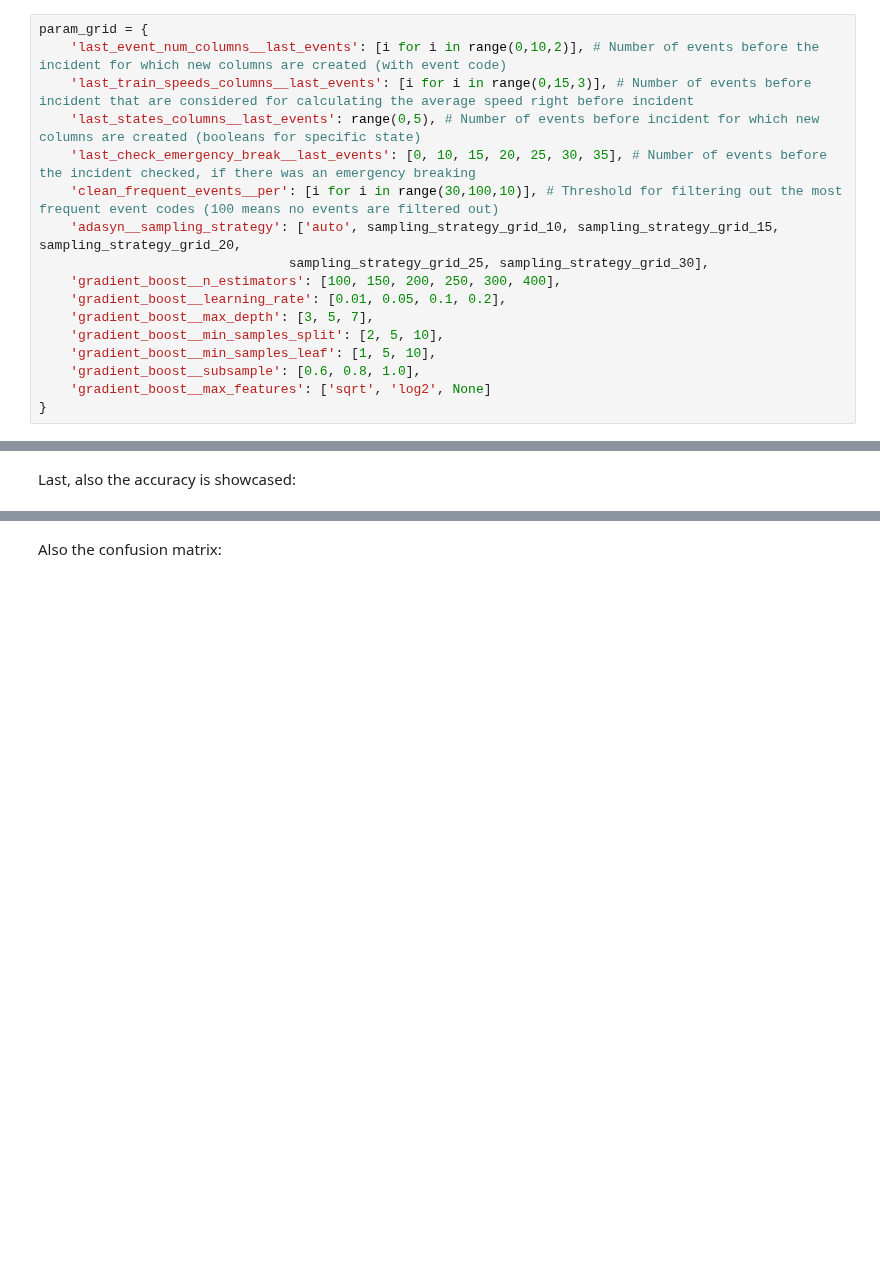
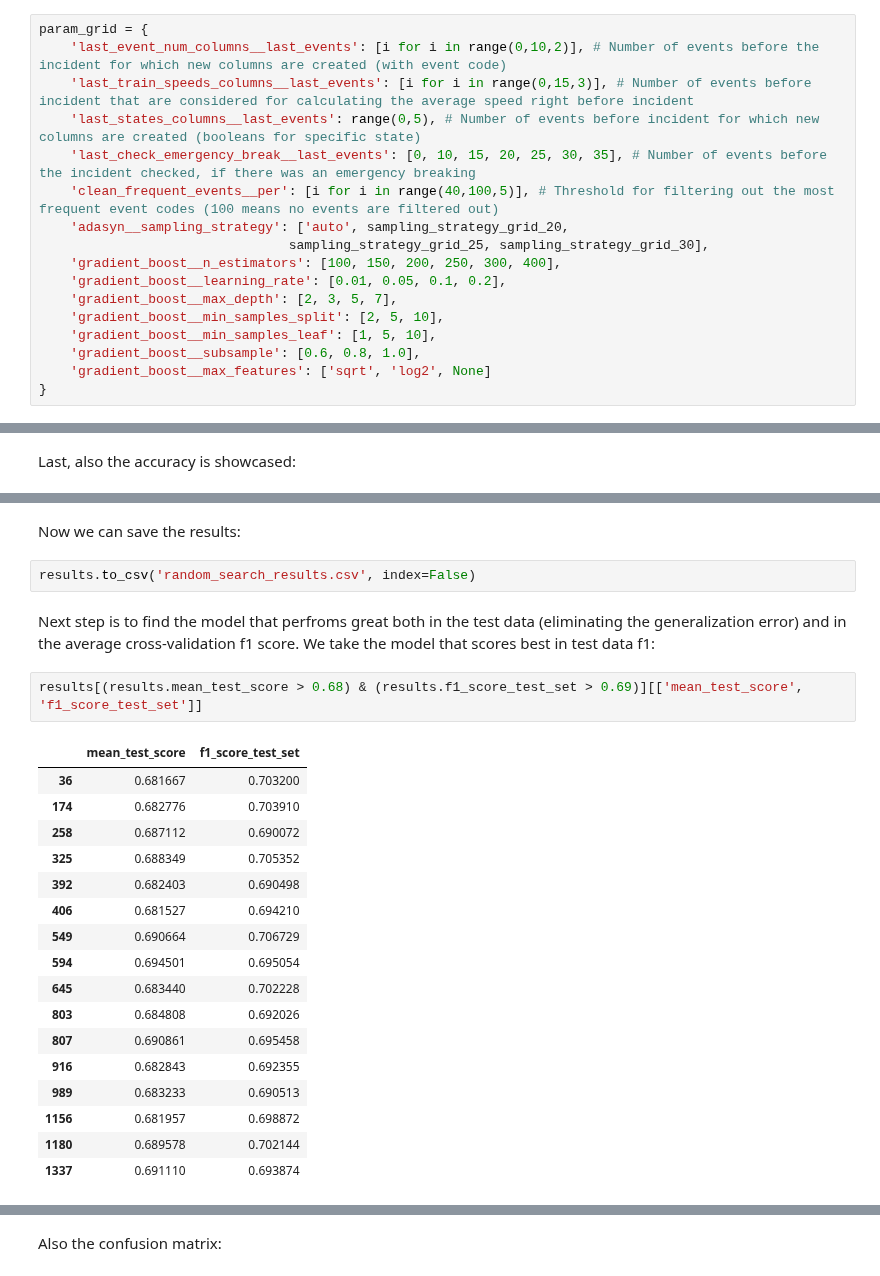
Before and after one commit to stef4k/train-maintenance-data-mining, a Jupyter notebook: attribute_classification_randomcv_pipeline.ipynb, the cells around one changed output, grey strips where cells are left out. Drawn from its saved outputs; the diff is of its cells as text; blank space fills up the shorter version.

```diff
--- a/attribute_classification_randomcv_pipeline.ipynb
+++ b/attribute_classification_randomcv_pipeline.ipynb
@@ -361,12 +363,12 @@ param_grid = {
     'last_train_speeds_columns__last_events': [i for i in range(0,15,3)], # Number of events before incident that are considered for calculating the average speed right before incident
     'last_states_columns__last_events': range(0,5), # Number of events before incident for which new columns are created (booleans for specific state)
     'last_check_emergency_break__last_events': [0, 10, 15, 20, 25, 30, 35], # Number of events before the incident checked, if there was an emergency breaking
-    'clean_frequent_events__per': [i for i in range(30,100,10)], # Threshold for filtering out the most frequent event codes (100 means no events are filtered out)
-    'adasyn__sampling_strategy': ['auto', sampling_strategy_grid_10, sampling_strategy_grid_15, sampling_strategy_grid_20,
+    'clean_frequent_events__per': [i for i in range(40,100,5)], # Threshold for filtering out the most frequent event codes (100 means no events are filtered out)
+    'adasyn__sampling_strategy': ['auto', sampling_strategy_grid_20,
                                 sampling_strategy_grid_25, sampling_strategy_grid_30],
     'gradient_boost__n_estimators': [100, 150, 200, 250, 300, 400],
     'gradient_boost__learning_rate': [0.01, 0.05, 0.1, 0.2],
-    'gradient_boost__max_depth': [3, 5, 7],
+    'gradient_boost__max_depth': [2, 3, 5, 7],
     'gradient_boost__min_samples_split': [2, 5, 10],
     'gradient_boost__min_samples_leaf': [1, 5, 10],
     'gradient_boost__subsample': [0.6, 0.8, 1.0],
@@ -421,0 +443,26 @@ St Dev accuracy: 0.021276543477565562
+# %% [markdown]
+Now we can save the results:
+# %%
+results.to_csv('random_search_results.csv', index=False)
+# %% [markdown]
+Next step is to find the model that perfroms great both in the test data (eliminating the generalization error) and in the average cross-validation f1 score. We take the model that scores best in test data f1:
+# %%
+results[(results.mean_test_score > 0.68) & (results.f1_score_test_set > 0.69)][['mean_test_score', 'f1_score_test_set']]
+# %% [output]
+|  | mean_test_score | f1_score_test_set |
+| 36 | 0.681667 | 0.703200 |
+| 174 | 0.682776 | 0.703910 |
+| 258 | 0.687112 | 0.690072 |
+| 325 | 0.688349 | 0.705352 |
+| 392 | 0.682403 | 0.690498 |
+| 406 | 0.681527 | 0.694210 |
+| 549 | 0.690664 | 0.706729 |
+| 594 | 0.694501 | 0.695054 |
+| 645 | 0.683440 | 0.702228 |
+| 803 | 0.684808 | 0.692026 |
+| 807 | 0.690861 | 0.695458 |
+| 916 | 0.682843 | 0.692355 |
+| 989 | 0.683233 | 0.690513 |
+| 1156 | 0.681957 | 0.698872 |
+| 1180 | 0.689578 | 0.702144 |
+| 1337 | 0.691110 | 0.693874 |
```
Also changed, not shown: parts of 22 cells of this notebook.
